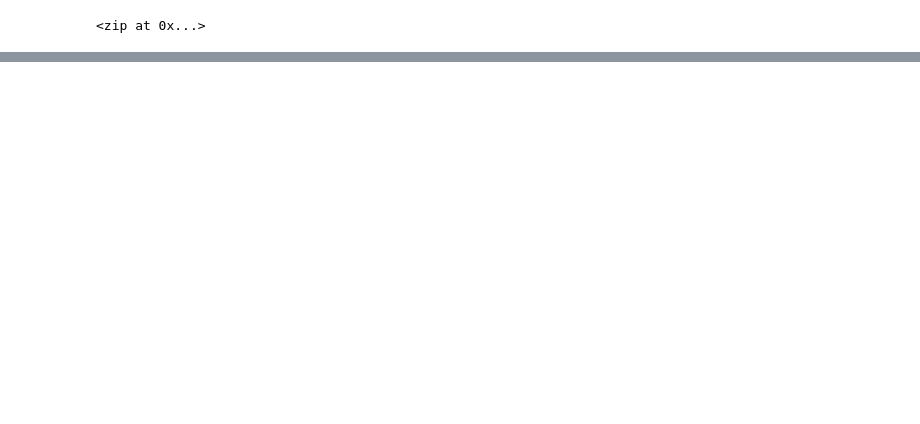
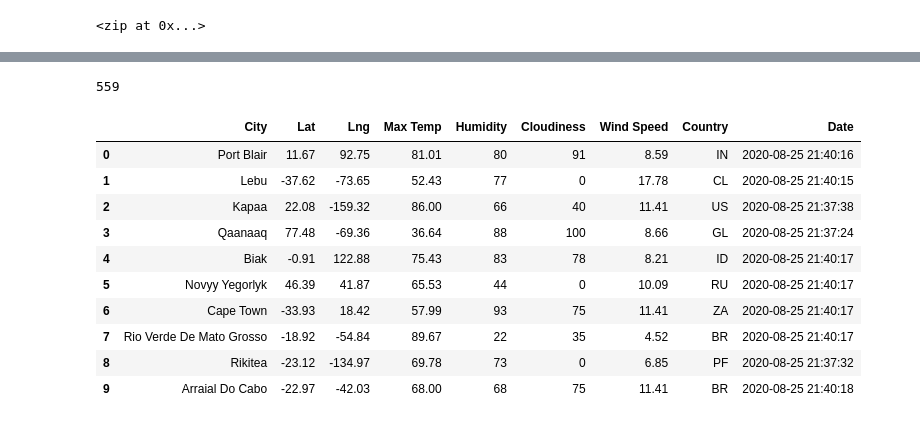
Before and after one commit to jmajma327/-World_Weather_Analysis, a Jupyter notebook: WeatherPy.ipynb, the cells around one changed output, grey strips where cells are left out. Drawn from its saved outputs; the diff is of its cells as text; code cells hidden in the pictures; blank space fills up the shorter version.

Commit message:
Modified .gitignore file and added WeatherPy file

```diff
--- a/WeatherPy.ipynb
+++ b/WeatherPy.ipynb
@@ -33,0 +34,11 @@ len(cities)
+# %%
+# Import Requests Library and the weather_api_key.
+import requests
+# Import the API key
+from config import weather_api_key
+
+# Build basic URL + API key
+url = "http://api.openweathermap.org/data/2.5/weather?units=Imperial&APPID=eba3522468d0a8ca6a2240c33ed79c78"
+
+# Import the datetime module from the datetime library.
+from datetime import datetime
@@ -33,0 +131,20 @@ len(cities)
+# %%
+len(city_data)
+# %% [output]
+559
+# %%
+# Convert the array of dictionaries to a Pandas DataFrame.
+city_data_df = pd.DataFrame(city_data)
+city_data_df.head(10)
+# %% [output]
+|  | City | Lat | Lng | Max Temp | Humidity | Cloudiness | Wind Speed | Country | Date |
+| 0 | Port Blair | 11.67 | 92.75 | 81.01 | 80 | 91 | 8.59 | IN | 2020-08-25 21:40:16 |
+| 1 | Lebu | -37.62 | -73.65 | 52.43 | 77 | 0 | 17.78 | CL | 2020-08-25 21:40:15 |
+| 2 | Kapaa | 22.08 | -159.32 | 86.00 | 66 | 40 | 11.41 | US | 2020-08-25 21:37:38 |
+| 3 | Qaanaaq | 77.48 | -69.36 | 36.64 | 88 | 100 | 8.66 | GL | 2020-08-25 21:37:24 |
+| 4 | Biak | -0.91 | 122.88 | 75.43 | 83 | 78 | 8.21 | ID | 2020-08-25 21:40:17 |
+| 5 | Novyy Yegorlyk | 46.39 | 41.87 | 65.53 | 44 | 0 | 10.09 | RU | 2020-08-25 21:40:17 |
+| 6 | Cape Town | -33.93 | 18.42 | 57.99 | 93 | 75 | 11.41 | ZA | 2020-08-25 21:40:17 |
+| 7 | Rio Verde De Mato Grosso | -18.92 | -54.84 | 89.67 | 22 | 35 | 4.52 | BR | 2020-08-25 21:40:17 |
+| 8 | Rikitea | -23.12 | -134.97 | 69.78 | 73 | 0 | 6.85 | PF | 2020-08-25 21:37:32 |
+| 9 | Arraial Do Cabo | -22.97 | -42.03 | 68.00 | 68 | 75 | 11.41 | BR | 2020-08-25 21:40:18 |
```
Also changed, not shown: parts of 4 cells of this notebook, 4 other files.
